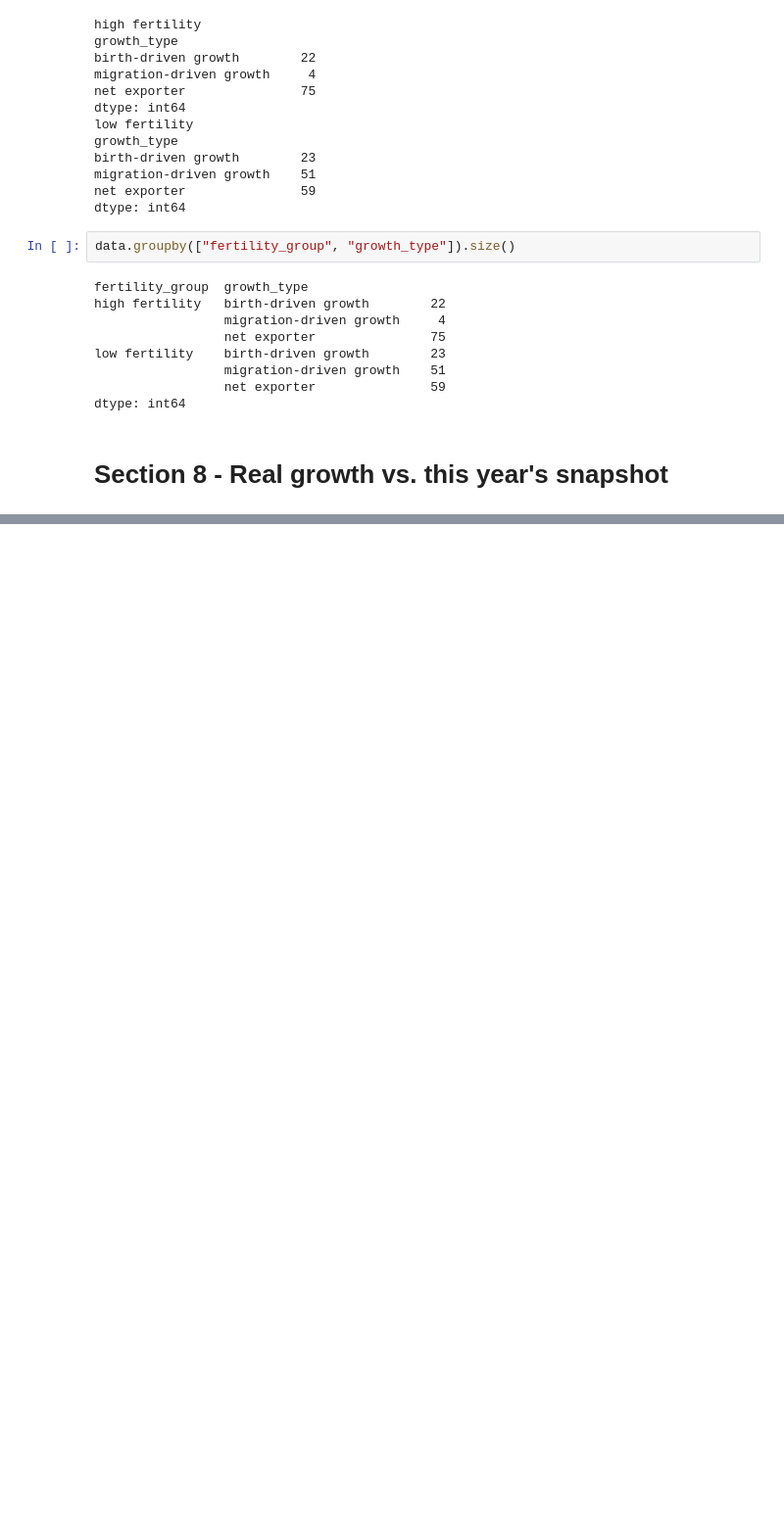
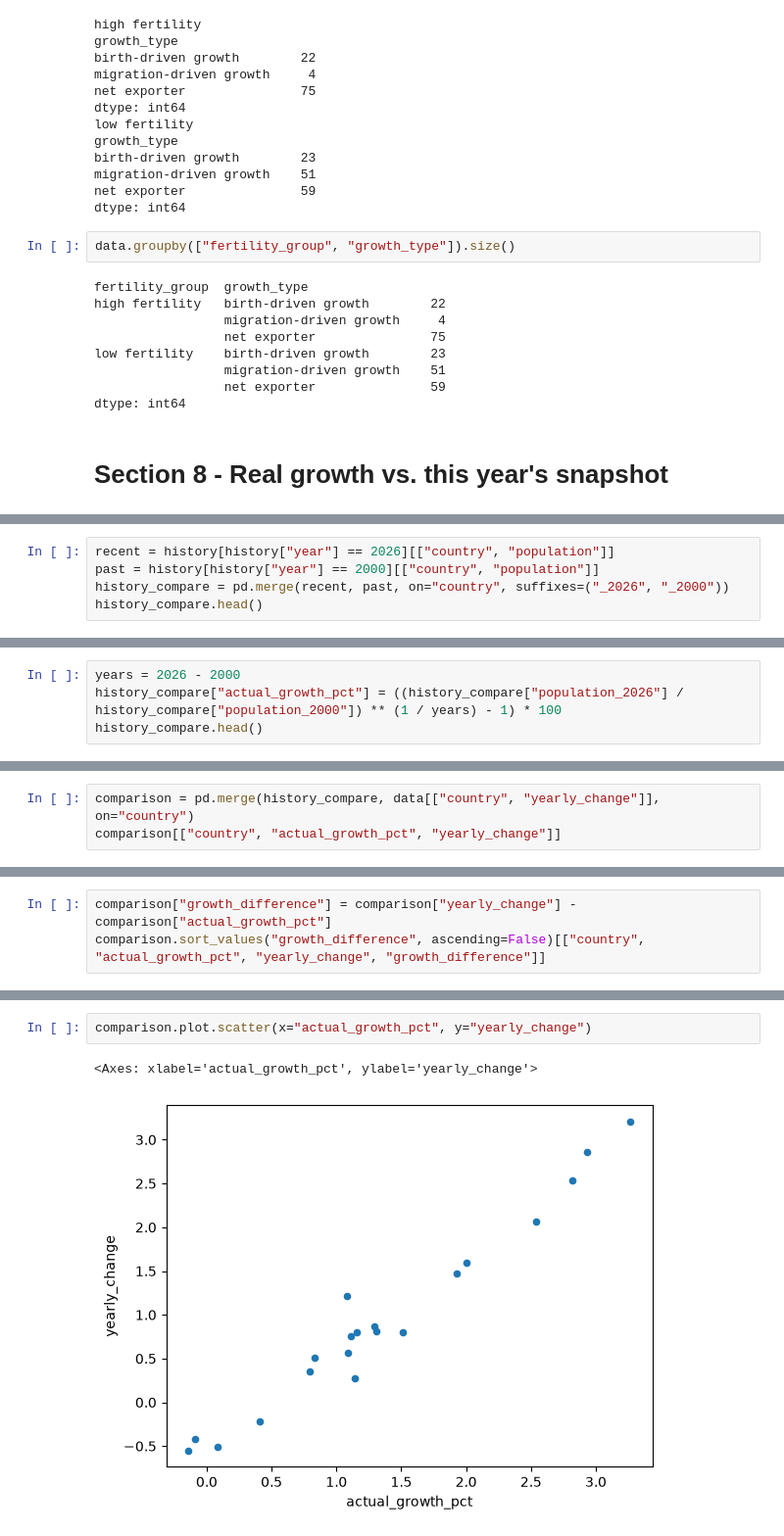
Before and after one commit to KristijanJakimov/population_analysis_project, a Jupyter notebook: analysis.ipynb, the cells around one changed output, grey strips where cells are left out. Shown at 98% size. Saved outputs shown, nothing was run; the diff lists cells and outputs as text; blank space fills up the shorter version.

```diff
--- a/analysis.ipynb
+++ b/analysis.ipynb
@@ -533,0 +545,5 @@ dtype: int64
+# %%
+recent = history[history["year"] == 2026][["country", "population"]]
+past = history[history["year"] == 2000][["country", "population"]]
+history_compare = pd.merge(recent, past, on="country", suffixes=("_2026", "_2000"))
+history_compare.head()
@@ -533,0 +557,4 @@ dtype: int64
+# %%
+years = 2026 - 2000
+history_compare["actual_growth_pct"] = ((history_compare["population_2026"] / history_compare["population_2000"]) ** (1 / years) - 1) * 100
+history_compare.head()
@@ -533,0 +568,3 @@ dtype: int64
+# %%
+comparison = pd.merge(history_compare, data[["country", "yearly_change"]], on="country")
+comparison[["country", "actual_growth_pct", "yearly_change"]]
@@ -533,0 +589,3 @@ dtype: int64
+# %%
+comparison["growth_difference"] = comparison["yearly_change"] - comparison["actual_growth_pct"]
+comparison.sort_values("growth_difference", ascending=False)[["country", "actual_growth_pct", "yearly_change", "growth_difference"]]
@@ -533,0 +610,5 @@ dtype: int64
+# %%
+comparison.plot.scatter(x="actual_growth_pct", y="yearly_change")
+# %% [output]
+<Axes: xlabel='actual_growth_pct', ylabel='yearly_change'>
+[figure, added]
```
Also changed, not shown: parts of 8 cells of this notebook, 1 other file.
